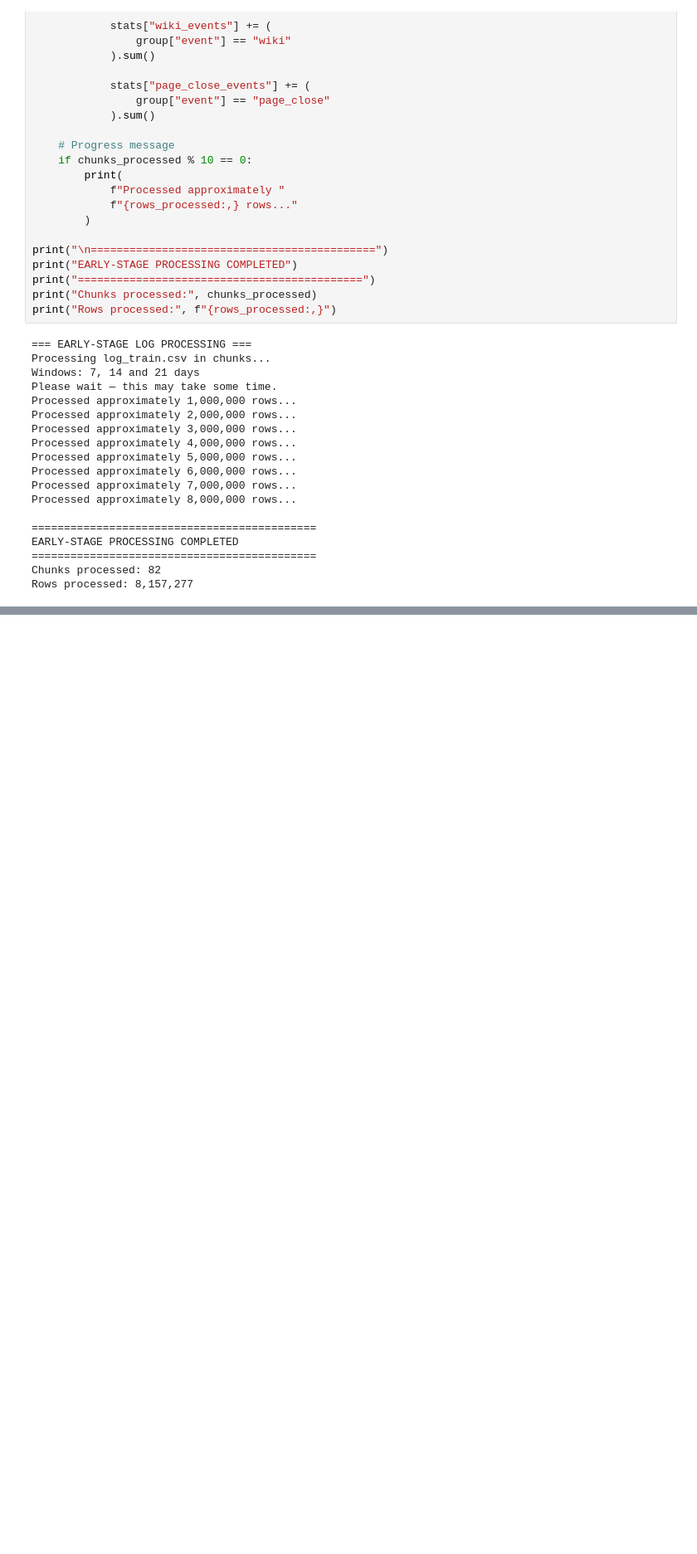
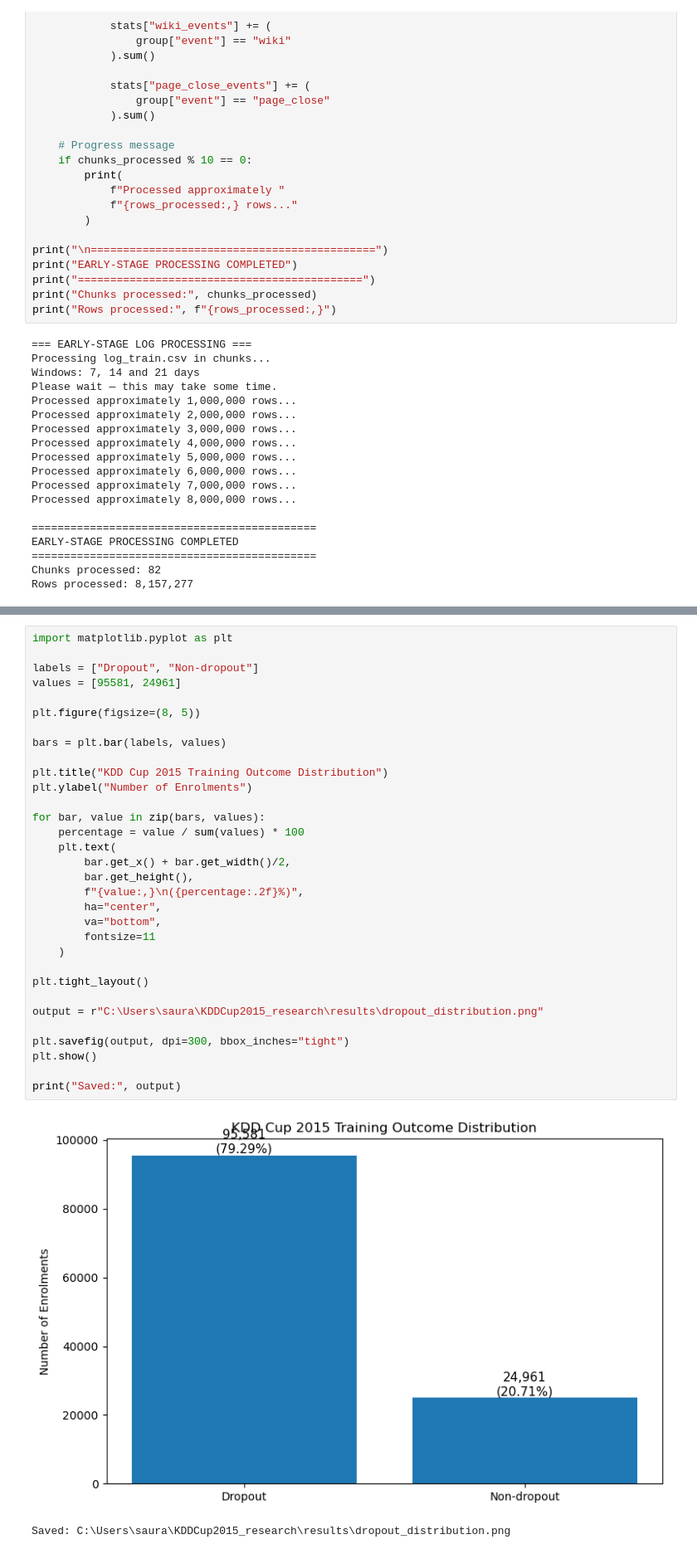
Before and after one commit to chruupee/MIT252503_OULAD_Research, a Jupyter notebook: KDDCup2015_research/notebooks/01_KDDCup2015_Data_Verification.ipynb, the cells around one changed output, grey strips where cells are left out. Shown at 83% size. Cells and saved outputs as stored; diff of their text form; blank space fills up the shorter version.

Commit message:
Update KDD Cup 2015 research analysis

```diff
--- a/KDDCup2015_research/notebooks/01_KDDCup2015_Data_Verification.ipynb
+++ b/KDDCup2015_research/notebooks/01_KDDCup2015_Data_Verification.ipynb
@@ -1634,0 +1757,35 @@ Rows processed: 8,157,277
+# %%
+import matplotlib.pyplot as plt
+
+labels = ["Dropout", "Non-dropout"]
+values = [95581, 24961]
+
+plt.figure(figsize=(8, 5))
+
+bars = plt.bar(labels, values)
+
+plt.title("KDD Cup 2015 Training Outcome Distribution")
+plt.ylabel("Number of Enrolments")
+
+for bar, value in zip(bars, values):
+    percentage = value / sum(values) * 100
+    plt.text(
+        bar.get_x() + bar.get_width()/2,
+        bar.get_height(),
+        f"{value:,}\n({percentage:.2f}%)",
+        ha="center",
+        va="bottom",
+        fontsize=11
+    )
+
+plt.tight_layout()
+
+output = r"C:\Users\saura\KDDCup2015_research\results\dropout_distribution.png"
+
+plt.savefig(output, dpi=300, bbox_inches="tight")
+plt.show()
+
+print("Saved:", output)
+# %% [output]
+[figure, added]
+Saved: C:\Users\saura\KDDCup2015_research\results\dropout_distribution.png
```
Also changed, not shown: parts of 26 cells of this notebook.
